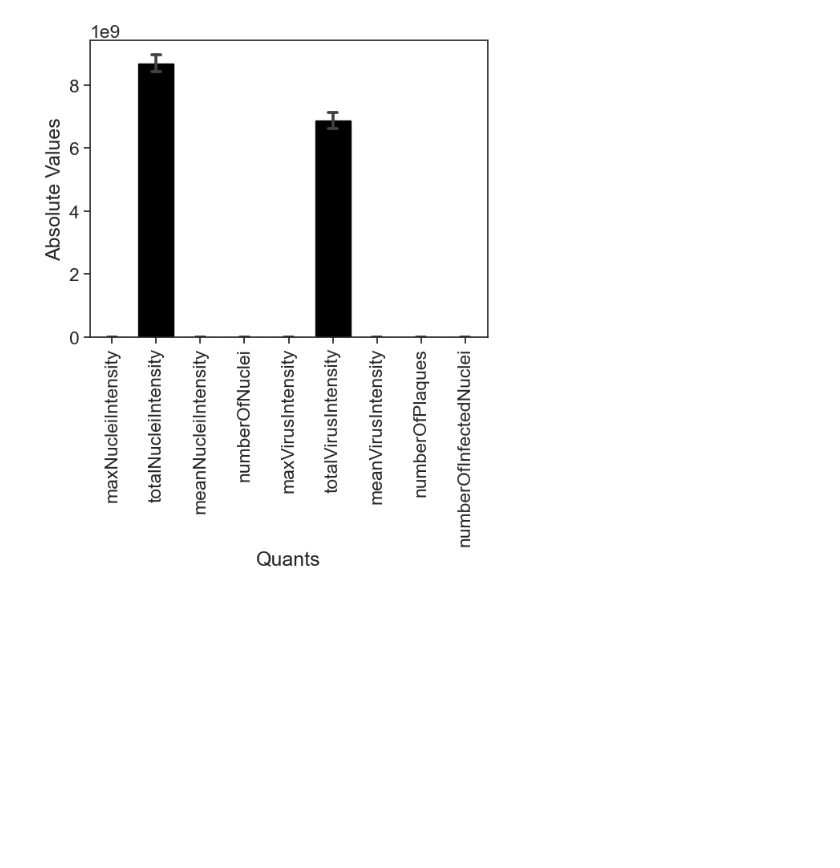
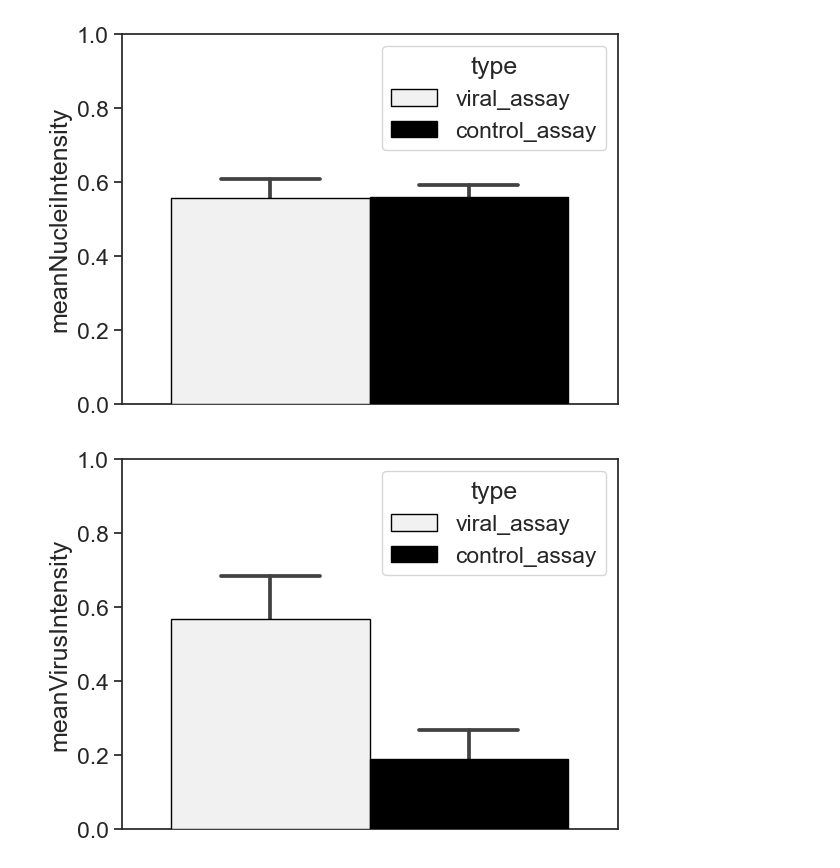
Before and after one commit to plaque2/PyPlaque, a Jupyter notebook: notebooks/visualization/comparison_barchart.ipynb, the cells around one changed output. Drawn from its saved outputs; the diff is of its cells as text; code cells hidden in the pictures; blank space fills up the shorter version.

Commit message:
comparison barchart fix, plate image class moved, synthetic image new values

```diff
--- a/notebooks/visualization/comparison_barchart.ipynb
+++ b/notebooks/visualization/comparison_barchart.ipynb
@@ -358 +205,4 @@ abs_df_image['VirusImageName'] = sample_matlab_results_image_w2['VirusImageName'
+# %%
+abs_df_image = pd.DataFrame()
+abs_df_image_control = pd.DataFrame()
 # %%
@@ -475,13 +346,0 @@ abs_df_image
-# %%
-iter = len(abs_df_image)
-quants = list(abs_df_image.columns)
-quants.pop(0)
-quants.pop(0)
-print(quants)
-print(len(quants))
-abs_iter_ls  = np.array([list(abs_df_image[quant]) for quant in quants]).flatten()
-
-abs_df = pd.DataFrame({
-        "Values": abs_iter_ls,
-        "Quant": np.array([[quant]*iter for quant in quants]).flatten()
-    })
@@ -505,7 +384,3 @@ def barplot_info_loss(diff_df, save_path=None):
         plt.savefig(save_path, bbox_inches='tight', dpi=300)
     plt.show()
     return
-# %%
-barplot_info_loss(abs_df)
-# %% [output]
-[figure, removed]
@@ -528,0 +387,35 @@ barplot_info_loss(abs_df)
+# %%
+def create_grouped_bar_from_df(abs_df_img,abs_df_img_cont,col_name,normalize=False,save_path=None):
+    iter = len(abs_df_img)
+    quant = col_name
+    abs_iter_ls  = np.array(list(abs_df_img[col_name])).flatten()
+    abs_df = pd.DataFrame({
+            "Values": abs_iter_ls,
+            "Quant": np.array([col_name]*iter).flatten()
+        })
+    abs_df['type'] = 'viral_assay'
+
+    iter = len(abs_df_img_cont)
+    abs_iter_ls  = np.array(list(abs_df_img_cont[col_name])).flatten()
+    abs_df_cont = pd.DataFrame({
+            "Values": abs_iter_ls,
+            "Quant": np.array([col_name]*iter).flatten()
+        })
+    abs_df_cont['type'] = 'control_assay'
+
+    combined_df = pd.concat([abs_df,abs_df_cont])
+
+    if normalize:
+        scaler = MinMaxScaler()
+        combined_df['Values_scaled'] = scaler.fit_transform(combined_df['Values'].values.reshape(-1,1))
+        combined_df.drop(['Values'],axis=1,inplace=True)
+
+    barplot_quants(combined_df,save_path=save_path,normalize=normalize)
+# %%
+create_grouped_bar_from_df(abs_df_image,abs_df_image_control,'meanNucleiIntensity', normalize=True) #save_path='../../../../manuscript/figs/comparison_meanNucleiIntensity.svg')
+# %% [output]
+[figure, added]
+# %%
+create_grouped_bar_from_df(abs_df_image,abs_df_image_control,'meanVirusIntensity', normalize=True) #save_path='../../../../manuscript/figs/comparison_meanVirusIntensity.svg')
+# %% [output]
+[figure, added]
```
Also changed, not shown: parts of 60 cells of this notebook, 2 other files.
